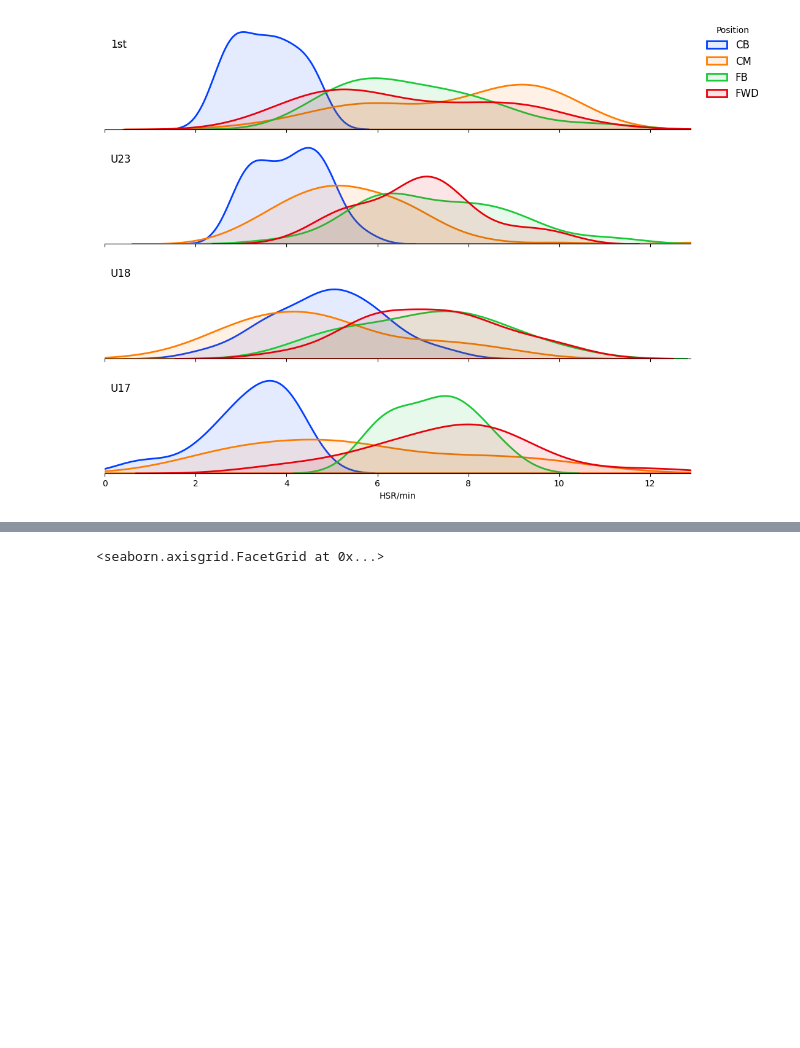
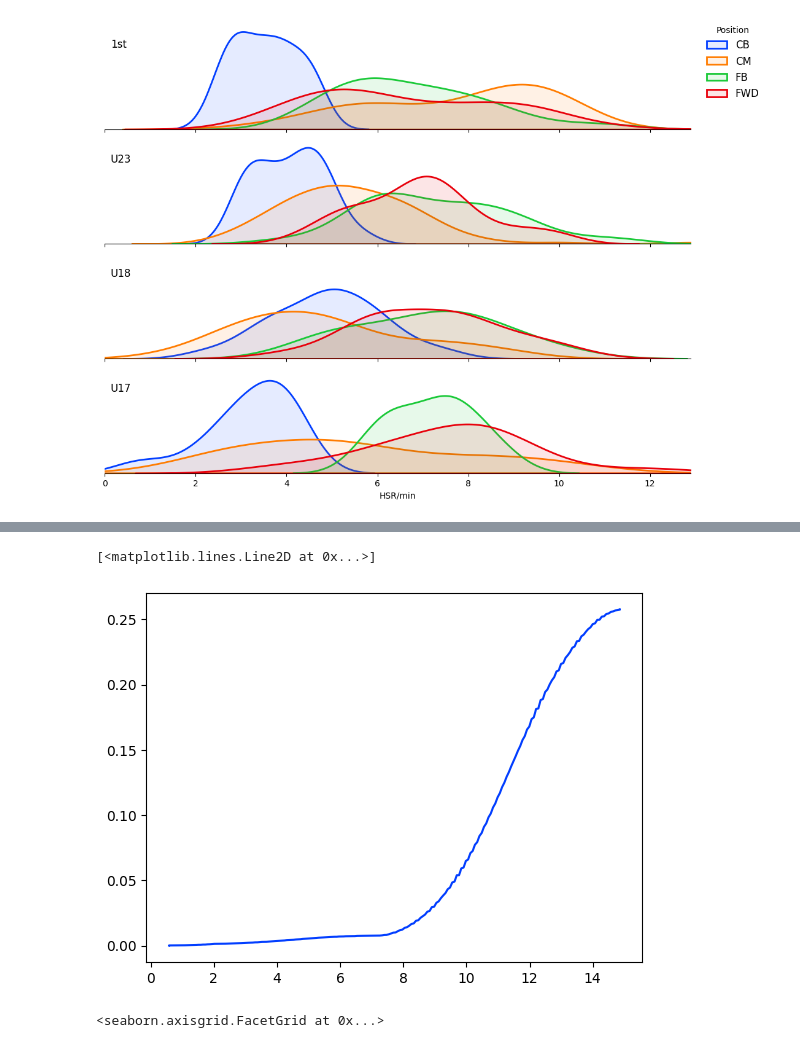
Before and after one commit to JTPiingtoh/GPSproject, a Jupyter notebook: ridgelineplot.ipynb, the cells around one changed output, grey strips where cells are left out. Saved outputs shown, nothing was run; the diff lists cells and outputs as text; code cells hidden in the pictures; blank space fills up the shorter version.

```diff
--- a/ridgelineplot.ipynb
+++ b/ridgelineplot.ipynb
@@ -220,3 +198,9 @@ TypeError: Cannot cast array data from dtype('O') to dtype('float64') according
+# %%
+plt.plot(x, y)
+# print(vertices_n)
+# %% [output]
+[<matplotlib.lines.Line2D at 0x...>]
+[figure, added]
 # %%
 g = sns.FacetGrid(df, row="team", hue="position", row_order=["1st", "U23", "U18", "U17"], height=2, aspect=5)
 g.map(sns.kdeplot, measure, bw_adjust=0.5, fill=True, alpha=.1, lw=2)
```
Also changed, not shown: parts of 1 cell of this notebook, 1 other file.
